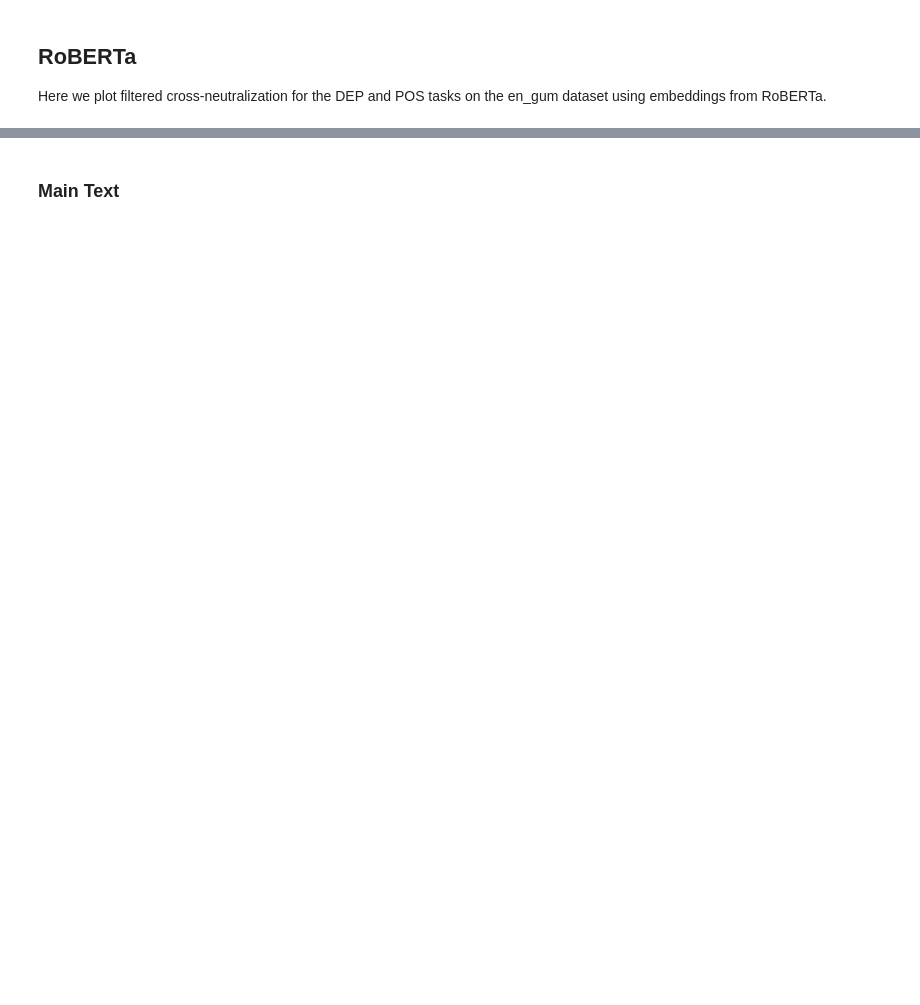
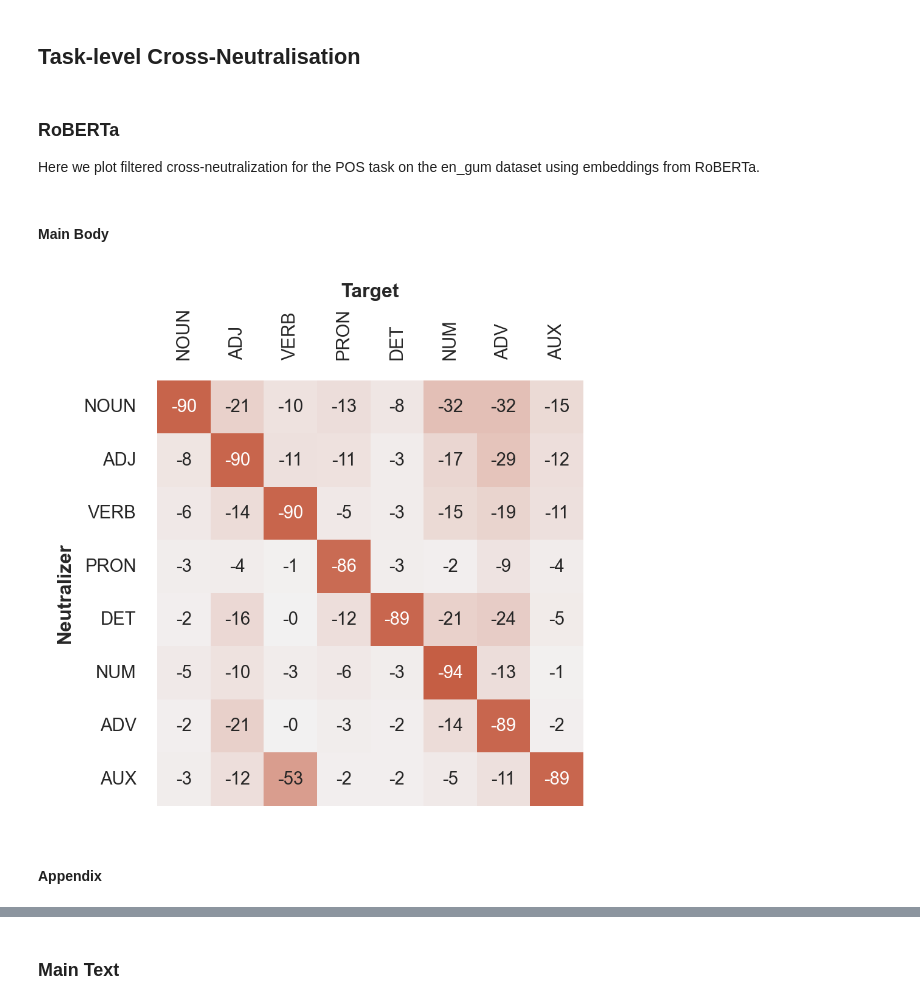
Before and after one commit to thesofakillers/infoshare, a Jupyter notebook: notebooks/report_figures.ipynb, the cells around one changed output, grey strips where cells are left out. Saved outputs shown, nothing was run; the diff lists cells and outputs as text; code cells hidden in the pictures; blank space fills up the shorter version.

Commit message:
adapt report_figures notebook to our final manuscript [wip]

```diff
--- a/notebooks/report_figures.ipynb
+++ b/notebooks/report_figures.ipynb
@@ -22,73 +22,65 @@ COLWIDTH = 3.03209
 cmap = sns.diverging_palette(20, 145, as_cmap=True)
 # dictionary of label font config
 label_dict = {"weight": "bold"}
+# %% [markdown]
+## Task-level Cross-Neutralisation
 # %% [markdown]
-## RoBERTa
+### RoBERTa
 
-Here we plot filtered cross-neutralization for the DEP and POS tasks on the en_gum dataset using embeddings from RoBERTa.
+Here we plot filtered cross-neutralization for the POS task on the en_gum dataset using embeddings from RoBERTa.
 # %%
 # determining best probing layer and aggregation function
 pos_experiments_df = utils.get_experiments_df(
-    "POS", "en_gum", "roberta-base", "lightning_logs"
+    "POS", "en_gum", "roberta-base", "../lightning_logs"
 )
 pos_mode = utils.select_best_mode(pos_experiments_df)
-dep_experiments_df = utils.get_experiments_df(
-    "DEP", "en_gum", "roberta-base", "lightning_logs"
-)
-dep_mode = utils.select_best_mode(dep_experiments_df)
+pos_eval_path = f"../lightning_logs/roberta-base/en_gum/POS/{pos_mode}/evaluation"
+# %% [markdown]
+#### Main Body
 # %%
 # computing accuracy drop due to neutralisation
-pos_eval_path = f"lightning_logs/roberta-base/en_gum/POS/{pos_mode}/evaluation"
-pos_acc_drop = utils.get_acc_drop(pos_eval_path, KEEP_TAGS["POS"])
-
-dep_eval_path = f"lightning_logs/roberta-base/en_gum/DEP/{dep_mode}/evaluation"
-dep_acc_drop = utils.get_acc_drop(dep_eval_path, KEEP_TAGS["DEP"])
+pos_acc_drop_main = utils.get_acc_drop(pos_eval_path, keep_cols=KEEP_TAGS['POS'])
 # %%
 # plot
 sns.set_context("paper", font_scale=0.8)
-f, (ax1, ax2) = plt.subplots(2, 1, figsize=(COLWIDTH, COLWIDTH * 2), dpi=300)
+f, ax1 = plt.subplots(1, 1, figsize=(COLWIDTH, COLWIDTH), dpi=300)
 ax1 = sns.heatmap(
-    pos_acc_drop * 100,
+    pos_acc_drop_main * 100,
     annot=True,
     annot_kws={"fontsize": 7},
     fmt=".0f",
     cmap=cmap,
     cbar=False,
     ax=ax1,
     vmin=-100,
     vmax=100,
     center=0,
     square=True,
 )
-ax1.set_xlabel(None)
-ax1.set_ylabel("POS " + ax1.get_ylabel(), fontdict=label_dict)
+ax1.set_xlabel(ax1.get_xlabel(), fontdict=label_dict)
+
 ax1.tick_params(
     axis="x",
     which="major",
-    labelbottom=False,
-    bottom=False,
     top=False,
     labeltop=True,
+    labelbottom=False,
     labelrotation=90,
 )
+ax1.xaxis.set_label_position('top')
+ax1.tick_params(
+    axis="y",
+    which="major",
+    left=False,
+    labelrotation=0,
+)
+ax1.set_ylabel(ax1.get_ylabel(), fontdict=label_dict)
 
-ax2 = sns.heatmap(
-    dep_acc_drop * 100,
-    annot=True,
-    annot_kws={"fontsize": 7},
-    fmt=".0f",
-    cmap=cmap,
-    cbar=False,
-    ax=ax2,
-    vmin=-100,
-    vmax=100,
-    center=0,
-    square=True,
-)
-ax2.set_xlabel(ax2.get_xlabel(), fontdict=label_dict)
-ax2.set_ylabel("DEP " + ax2.get_ylabel(), fontdict=label_dict)
 # f.set_tight_layout(True)
 # save our figure
-plt.subplots_adjust(hspace=0.05)
-plt.savefig("images/roberta-base_multifigure_sampled.eps", bbox_inches="tight")
+plt.savefig("../images/final/pos-xn-roberta-main.eps", bbox_inches="tight")
 plt.show()
+# %% [output]
+[figure, added]
+# %% [markdown]
+#### Appendix
```
Also changed, not shown: parts of 25 cells of this notebook.
